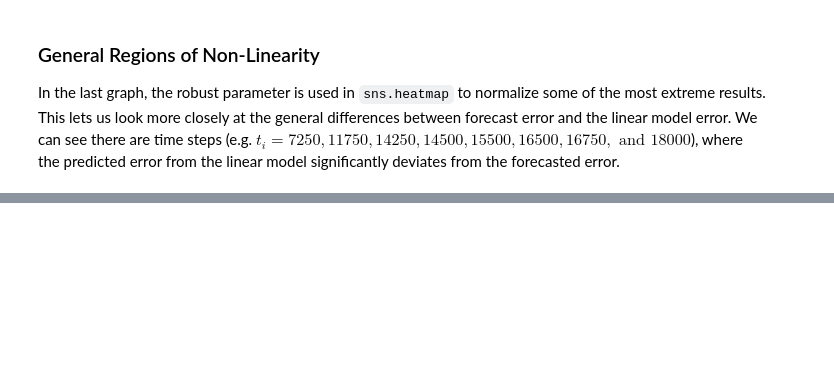
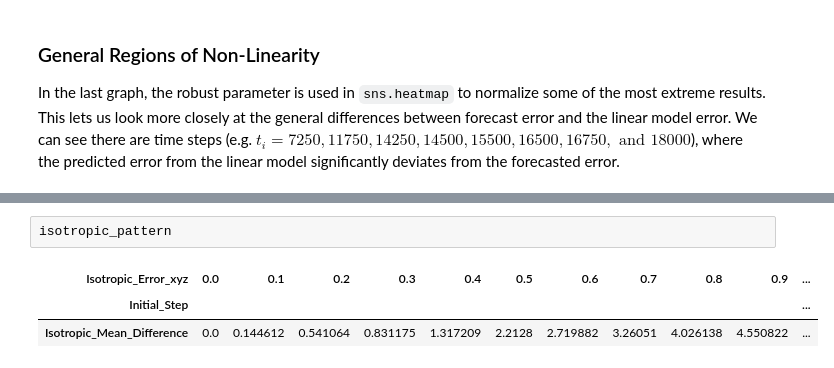
Before and after one commit to AidanJanney/ATOC4500_F24, a Jupyter notebook: Project_1/Project_1.ipynb, the cells around one changed output, grey strips where cells are left out. Drawn from its saved outputs; the diff is of its cells as text; blank space fills up the shorter version.

```diff
--- a/Project_1/Project_1.ipynb
+++ b/Project_1/Project_1.ipynb
@@ -346,0 +373,6 @@ plt.show()
+# %%
+isotropic_pattern
+# %% [output]
+| Isotropic_Error_xyz | 0.0 | 0.1 | 0.2 | 0.3 | 0.4 | 0.5 | 0.6 | 0.7 | 0.8 | 0.9 | ... |
+| Initial_Step |  |  |  |  |  |  |  |  |  |  | ... |
+| Isotropic_Mean_Difference | 0.0 | 0.144612 | 0.541064 | 0.831175 | 1.317209 | 2.2128 | 2.719882 | 3.26051 | 4.026138 | 4.550822 | ... |
```
Also changed, not shown: parts of 7 cells of this notebook, 11 other files.
